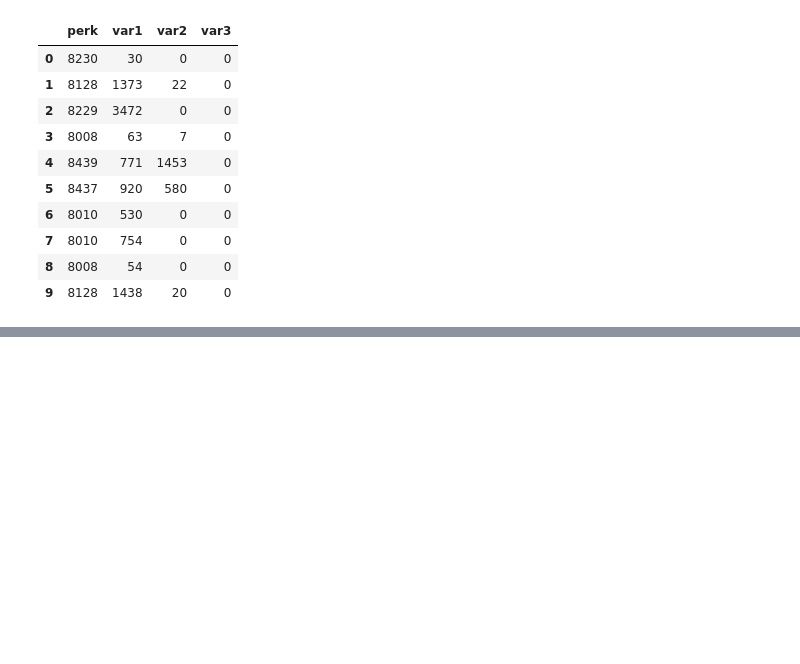
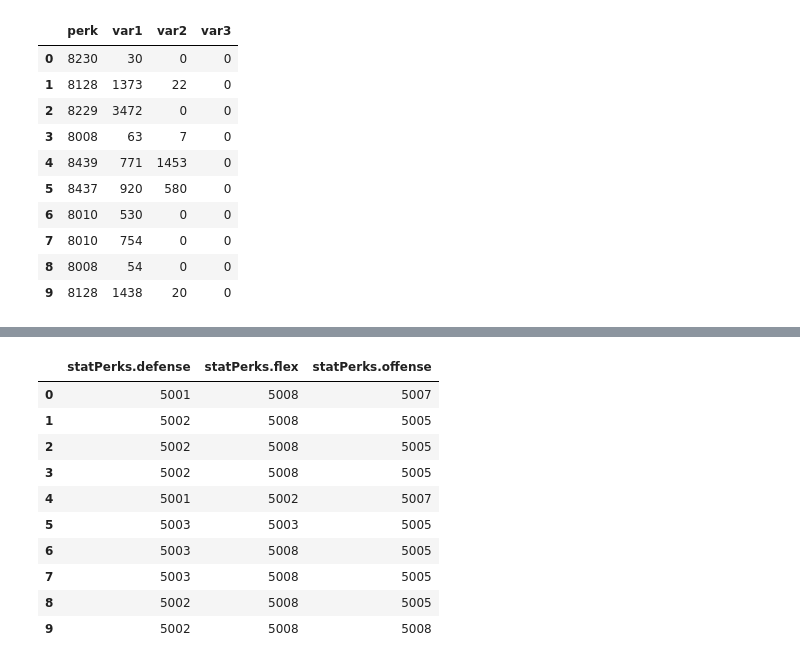
Before and after one commit to HugoCaleroBuratto/LeagueOfLegendMatch, a Jupyter notebook: final.ipynb, the cells around one changed output, grey strips where cells are left out. Drawn from its saved outputs; the diff is of its cells as text; code cells hidden in the pictures; blank space fills up the shorter version.

```diff
--- a/final.ipynb
+++ b/final.ipynb
@@ -302,0 +504,17 @@ partida01
+# %%
+## Vamos a ir desglozando perks
+# perks
+pd.json_normalize(A['perks'])[['statPerks.defense', 'statPerks.flex', 'statPerks.offense']]
+#  tenemos el estilo, perk defensivo, el felxible y el ofensivo
+# %% [output]
+|  | statPerks.defense | statPerks.flex | statPerks.offense |
+| 0 | 5001 | 5008 | 5007 |
+| 1 | 5002 | 5008 | 5005 |
+| 2 | 5002 | 5008 | 5005 |
+| 3 | 5002 | 5008 | 5005 |
+| 4 | 5001 | 5002 | 5007 |
+| 5 | 5003 | 5003 | 5005 |
+| 6 | 5003 | 5008 | 5005 |
+| 7 | 5003 | 5008 | 5005 |
+| 8 | 5002 | 5008 | 5005 |
+| 9 | 5002 | 5008 | 5008 |
```
Also changed, not shown: parts of 16 cells of this notebook.
